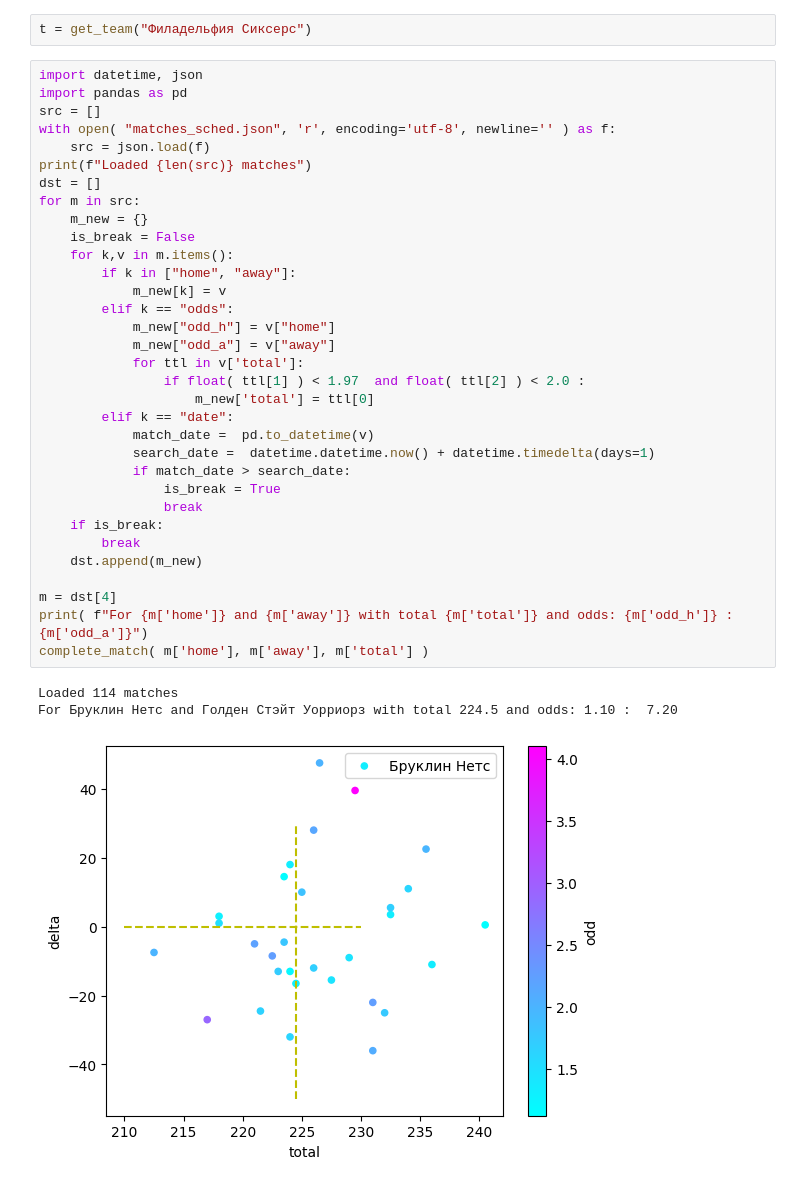
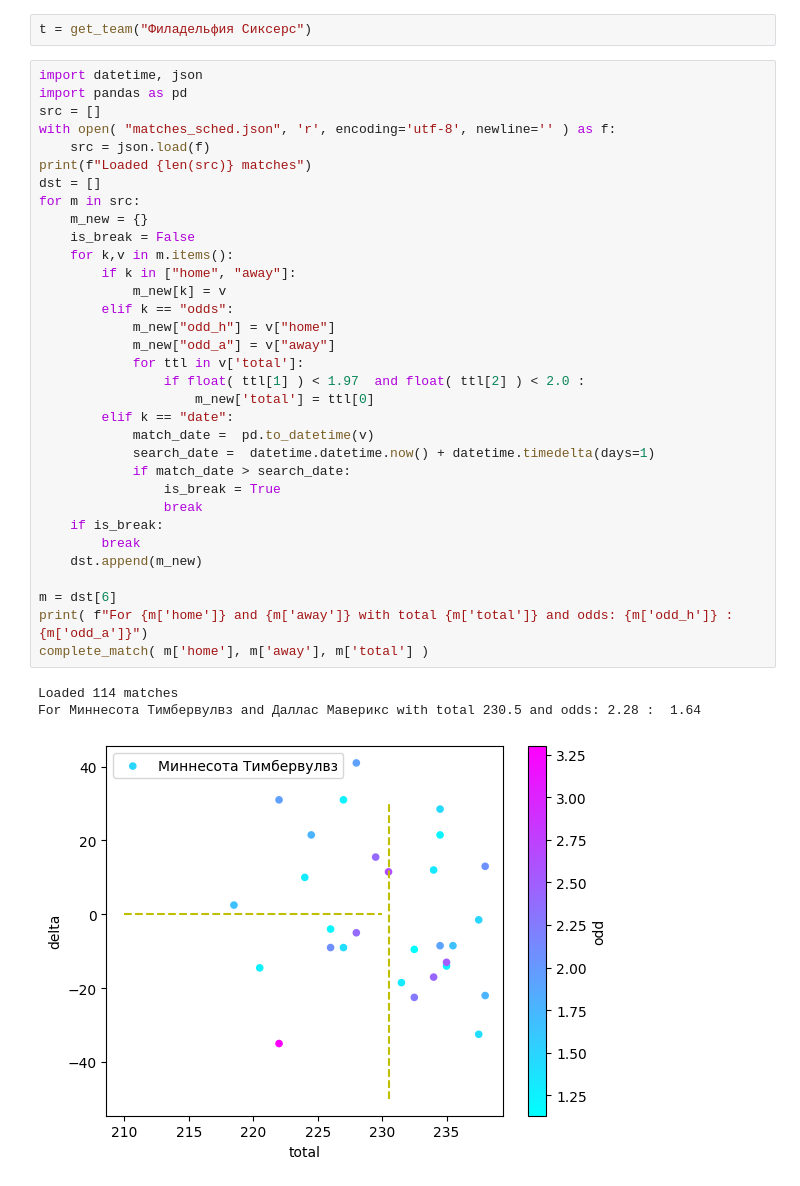
Before and after one commit to glahiator/basket_total, a Jupyter notebook: analyze.ipynb, the cells around one changed output. Saved outputs shown, nothing was run; the diff lists cells and outputs as text.

```diff
--- a/analyze.ipynb
+++ b/analyze.ipynb
@@ -120,33 +120,33 @@ src = []
 with open( "matches_sched.json", 'r', encoding='utf-8', newline='' ) as f:
     src = json.load(f)
 print(f"Loaded {len(src)} matches")
 dst = []
 for m in src:
     m_new = {}
     is_break = False
     for k,v in m.items():
         if k in ["home", "away"]:
             m_new[k] = v
         elif k == "odds":
             m_new["odd_h"] = v["home"]
             m_new["odd_a"] = v["away"]
             for ttl in v['total']:
                 if float( ttl[1] ) < 1.97  and float( ttl[2] ) < 2.0 :
                     m_new['total'] = ttl[0]
         elif k == "date":
             match_date =  pd.to_datetime(v)
             search_date =  datetime.datetime.now() + datetime.timedelta(days=1)
             if match_date > search_date:
                 is_break = True
                 break
     if is_break:
         break
     dst.append(m_new)
 
-m = dst[4]
+m = dst[6]
 print( f"For {m['home']} and {m['away']} with total {m['total']} and odds: {m['odd_h']} :  {m['odd_a']}")
 complete_match( m['home'], m['away'], m['total'] )
 # %% [output]
 Loaded 114 matches
-For Бруклин Нетс and Голден Стэйт Уорриорз with total 224.5 and odds: 1.10 :  7.20
+For Миннесота Тимбервулвз and Даллас Маверикс with total 230.5 and odds: 2.28 :  1.64
-[figure, old version]
+[figure, new version]
```
Also changed, not shown: parts of 1 cell of this notebook, 6 other files.
